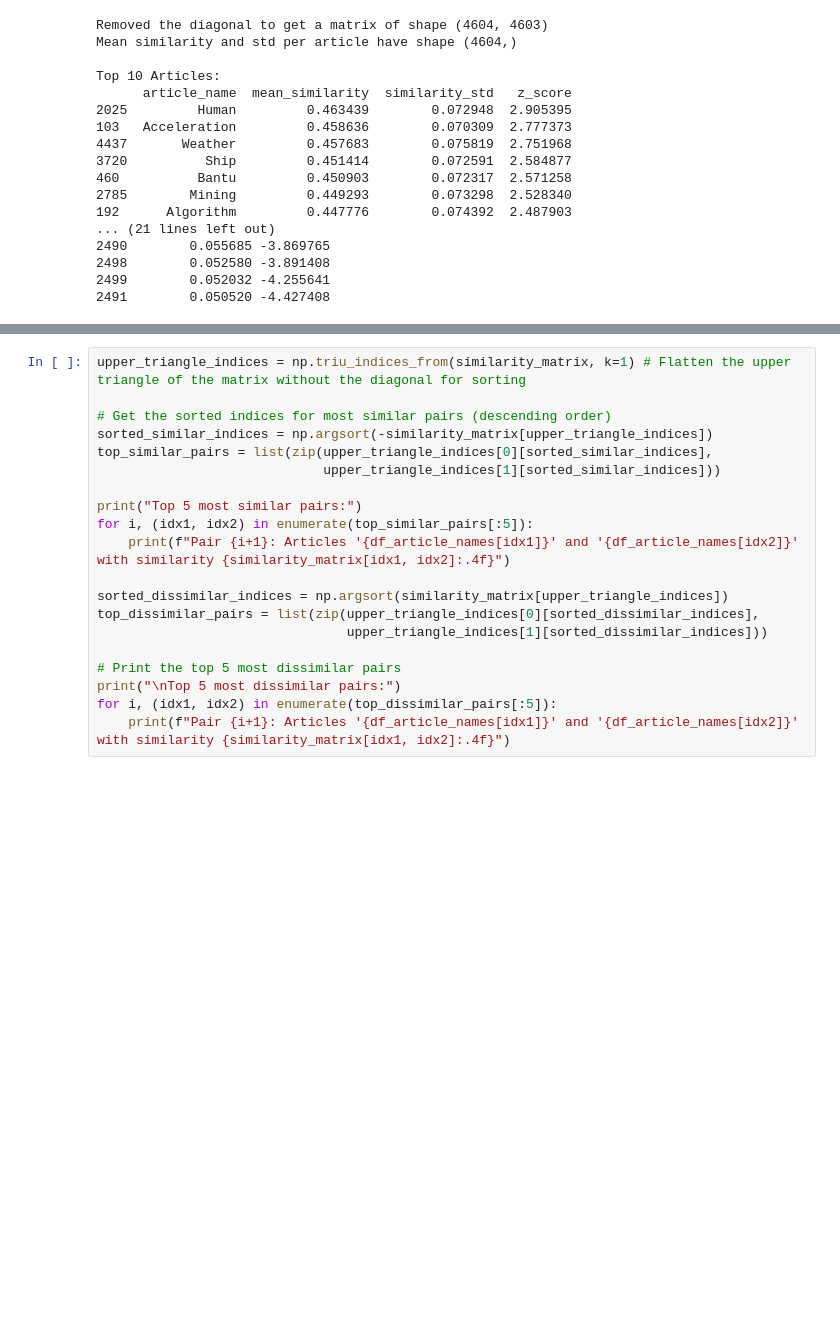
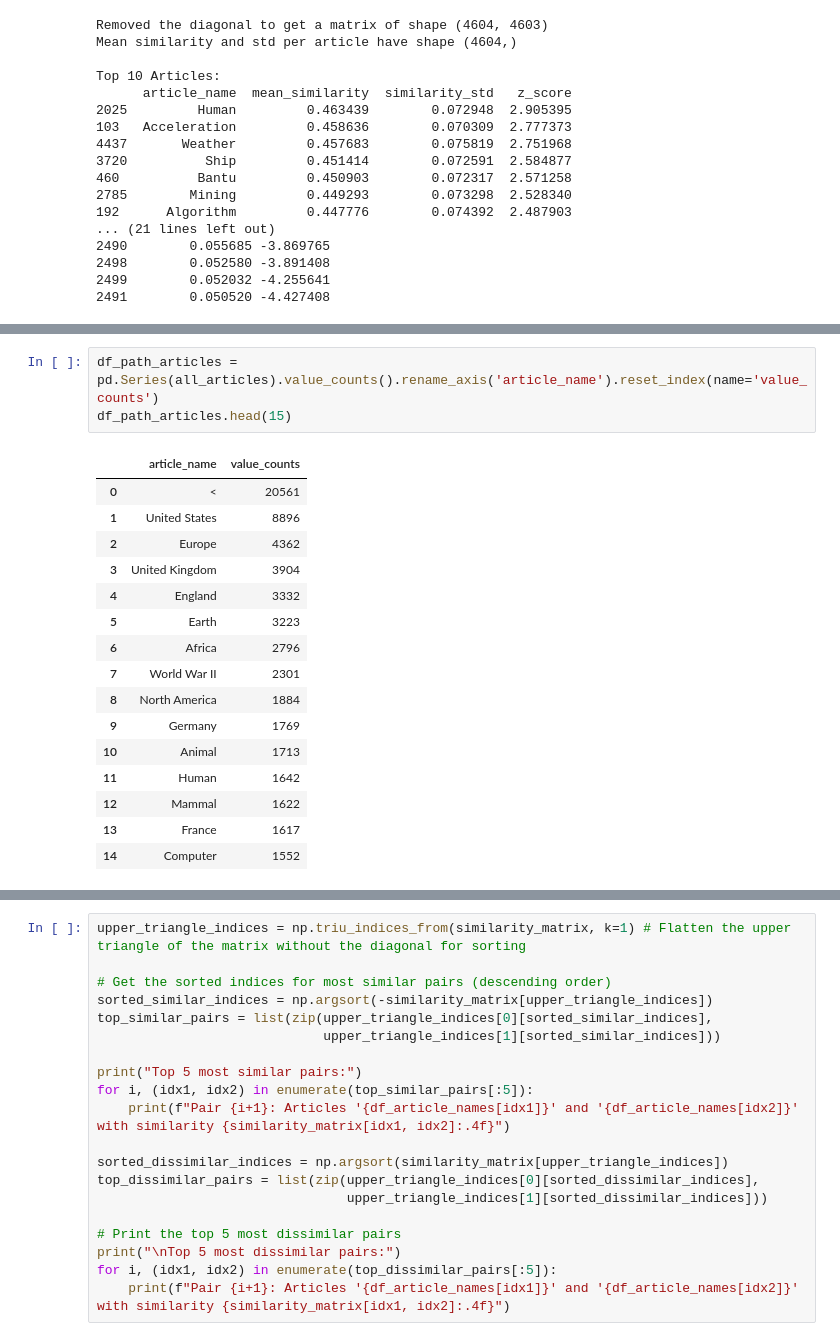
Before and after one commit to epfl-ada/ada-2024-project-the5outliers, a Jupyter notebook: similarity_matrix.ipynb, the cells around one changed output, grey strips where cells are left out. Saved outputs shown, nothing was run; the diff lists cells and outputs as text; blank space fills up the shorter version.

```diff
--- a/similarity_matrix.ipynb
+++ b/similarity_matrix.ipynb
@@ -92,0 +105,20 @@ Top 10 Articles:
+# %%
+df_path_articles = pd.Series(all_articles).value_counts().rename_axis('article_name').reset_index(name='value_counts')
+df_path_articles.head(15)
+# %% [output]
+|  | article_name | value_counts |
+| 0 | < | 20561 |
+| 1 | United States | 8896 |
+| 2 | Europe | 4362 |
+| 3 | United Kingdom | 3904 |
+| 4 | England | 3332 |
+| 5 | Earth | 3223 |
+| 6 | Africa | 2796 |
+| 7 | World War II | 2301 |
+| 8 | North America | 1884 |
+| 9 | Germany | 1769 |
+| 10 | Animal | 1713 |
+| 11 | Human | 1642 |
+| 12 | Mammal | 1622 |
+| 13 | France | 1617 |
+| 14 | Computer | 1552 |
```
Also changed, not shown: parts of 5 cells of this notebook.
